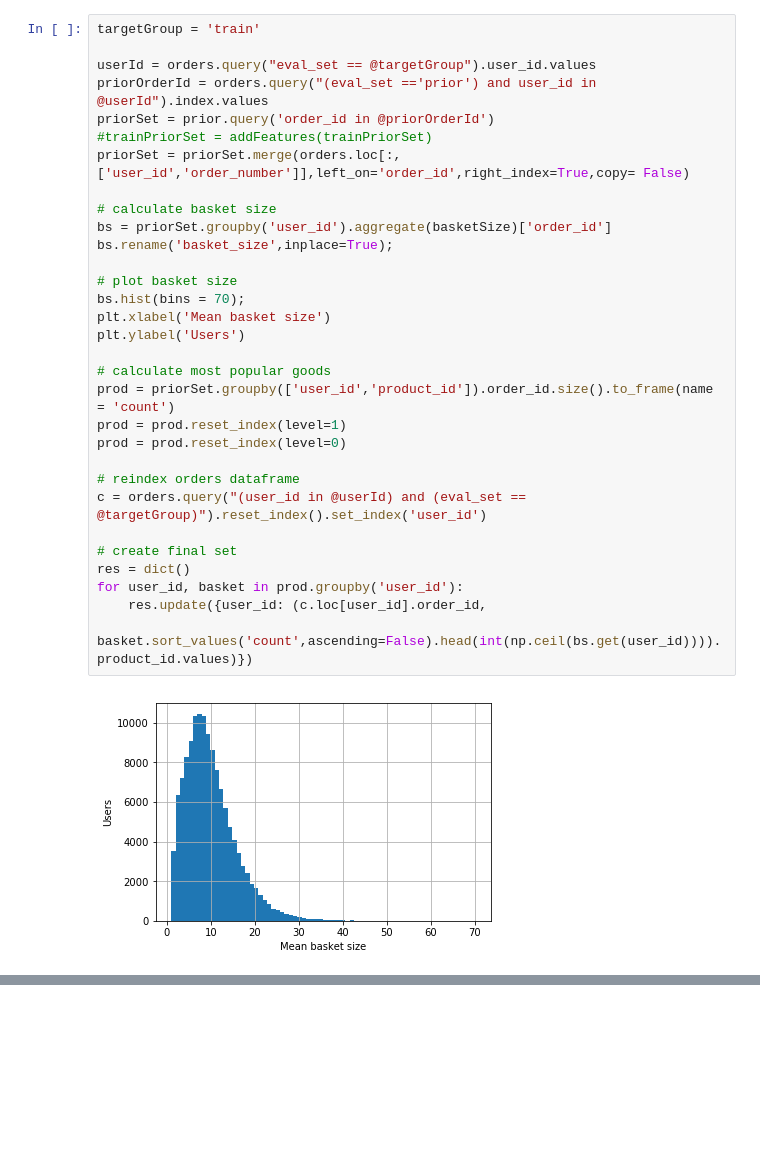
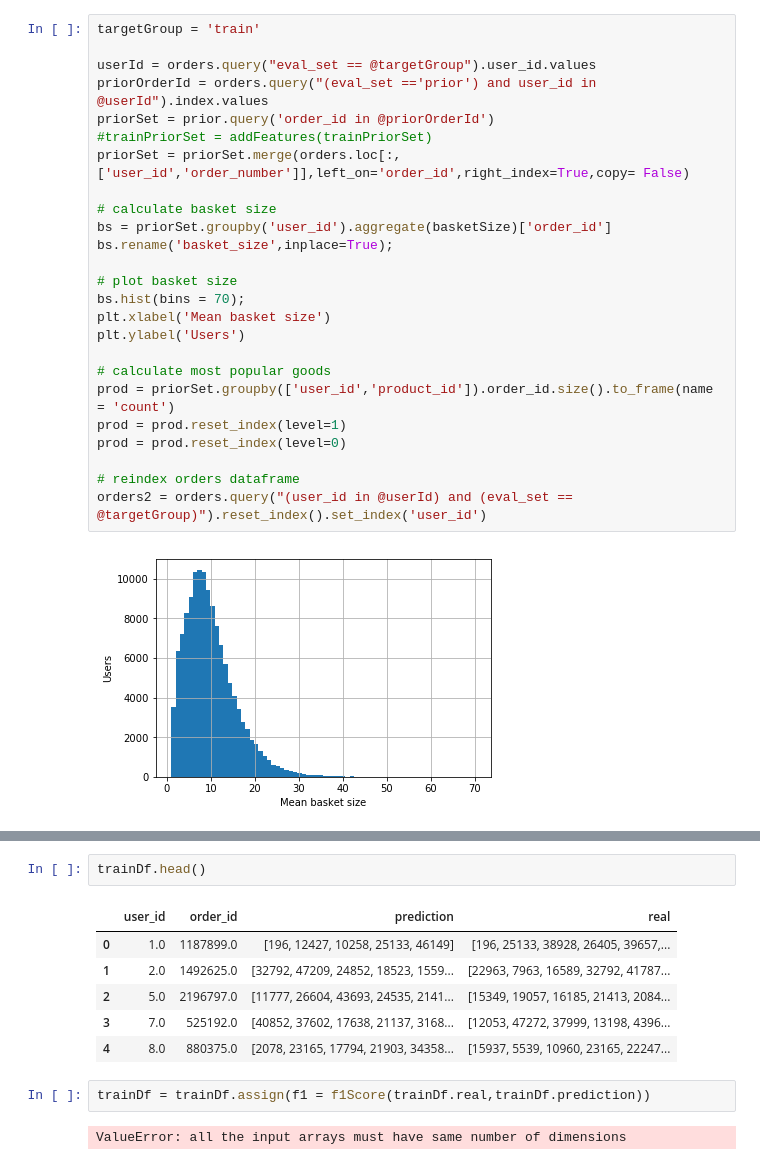
Before and after one commit to PhySci/instacart, a Jupyter notebook: First look.ipynb, the cells around one changed output, grey strips where cells are left out. Saved outputs shown, nothing was run; the diff lists cells and outputs as text; blank space fills up the shorter version.

```diff
--- a/First look.ipynb
+++ b/First look.ipynb
@@ -127,12 +150,6 @@ prod = prod.reset_index(level=1)
 prod = prod.reset_index(level=0)
 
 # reindex orders dataframe
-c = orders.query("(user_id in @userId) and (eval_set == @targetGroup)").reset_index().set_index('user_id')
-
-# create final set
-res = dict()
-for user_id, basket in prod.groupby('user_id'):
-    res.update({user_id: (c.loc[user_id].order_id,
-                basket.sort_values('count',ascending=False).head(int(np.ceil(bs.get(user_id)))).product_id.values)})
+orders2 = orders.query("(user_id in @userId) and (eval_set == @targetGroup)").reset_index().set_index('user_id')
 # %% [output]
 [figure]
@@ -217,3 +195,16 @@ train
+# %%
+trainDf.head()
+# %% [output]
+|  | user_id | order_id | prediction | real |
+| 0 | 1.0 | 1187899.0 | [196, 12427, 10258, 25133, 46149] | [196, 25133, 38928, 26405, 39657,... |
+| 1 | 2.0 | 1492625.0 | [32792, 47209, 24852, 18523, 1559... | [22963, 7963, 16589, 32792, 41787... |
+| 2 | 5.0 | 2196797.0 | [11777, 26604, 43693, 24535, 2141... | [15349, 19057, 16185, 21413, 2084... |
+| 3 | 7.0 | 525192.0 | [40852, 37602, 17638, 21137, 3168... | [12053, 47272, 37999, 13198, 4396... |
+| 4 | 8.0 | 880375.0 | [2078, 23165, 17794, 21903, 34358... | [15937, 5539, 10960, 23165, 22247... |
+# %%
+trainDf = trainDf.assign(f1 = f1Score(trainDf.real,trainDf.prediction))
+# %% [output]
+ValueError: all the input arrays must have same number of dimensions
 # %%
 def f1Score(y_true, y_pred):
     fullSet      = np.unique(np.hstack((y_pred,y_true)))
```
Also changed, not shown: parts of 14 cells of this notebook, 3 other files.
